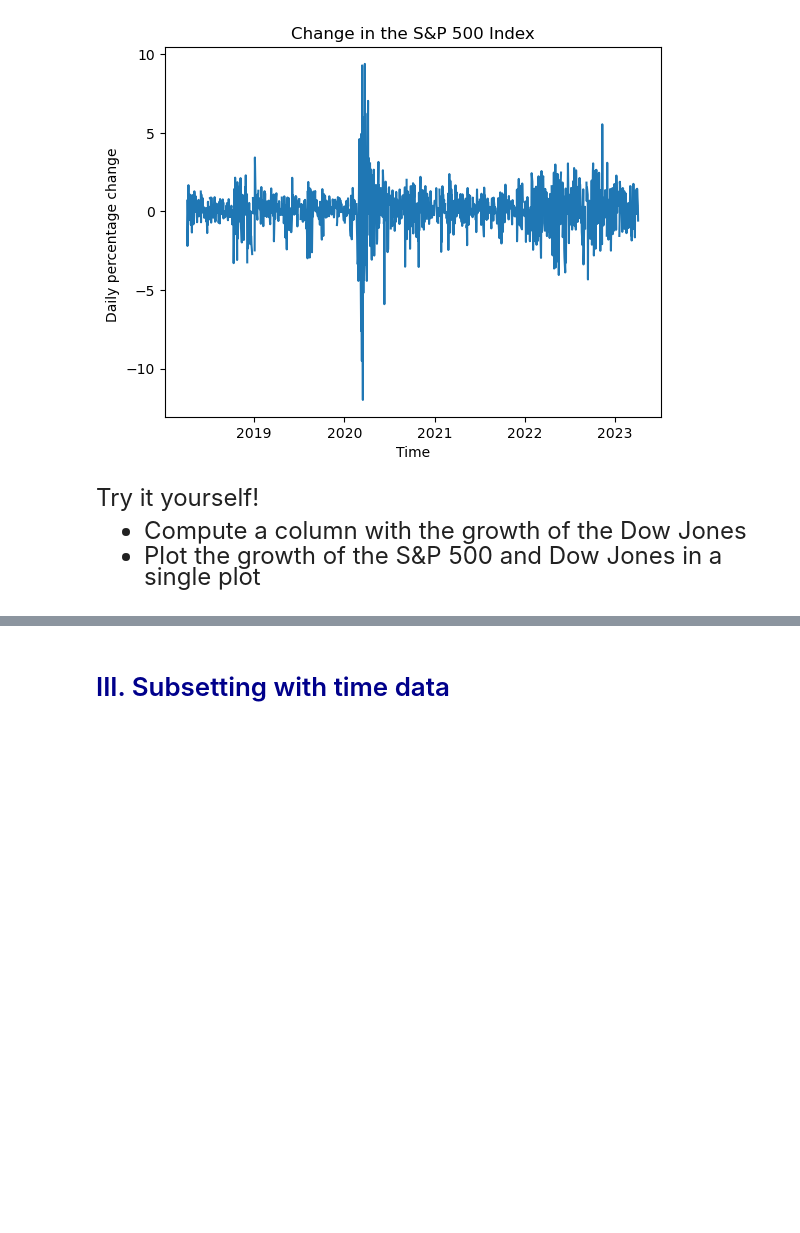
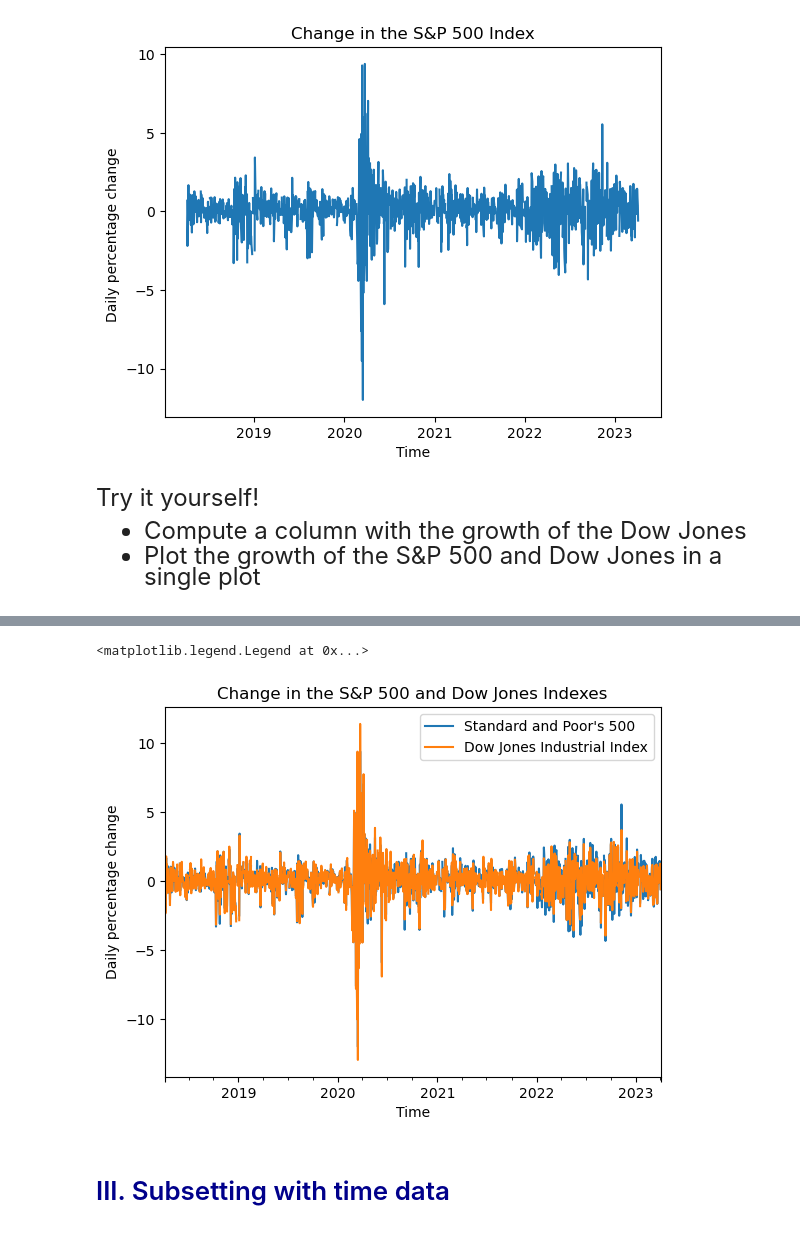
Before and after one commit to alejandrosanchezbecerra/qtm151spring2023, a Jupyter notebook: Lecture 22/Lecture 22.ipynb, the cells around one changed output, grey strips where cells are left out. Saved outputs shown, nothing was run; the diff lists cells and outputs as text; code cells hidden in the pictures; blank space fills up the shorter version.

```diff
--- a/Lecture 22/Lecture 22.ipynb
+++ b/Lecture 22/Lecture 22.ipynb
@@ -159,3 +164,12 @@ single plot
+# %%
+financial[["date","growth_sp500","growth_djia"]].set_index("date").plot()
+plt.xlabel("Time")
+plt.ylabel("Daily percentage change")
+plt.title("Change in the S&P 500 and Dow Jones Indexes")
+plt.legend(["Standard and Poor's 500","Dow Jones Industrial Index"])
+# %% [output]
+<matplotlib.legend.Legend at 0x...>
+[figure, added]
 # %% [markdown]
 # <span style="color:darkblue"> III. Subsetting with time data </span>
 # %% [markdown]
```
Also changed, not shown: parts of 8 cells of this notebook.
